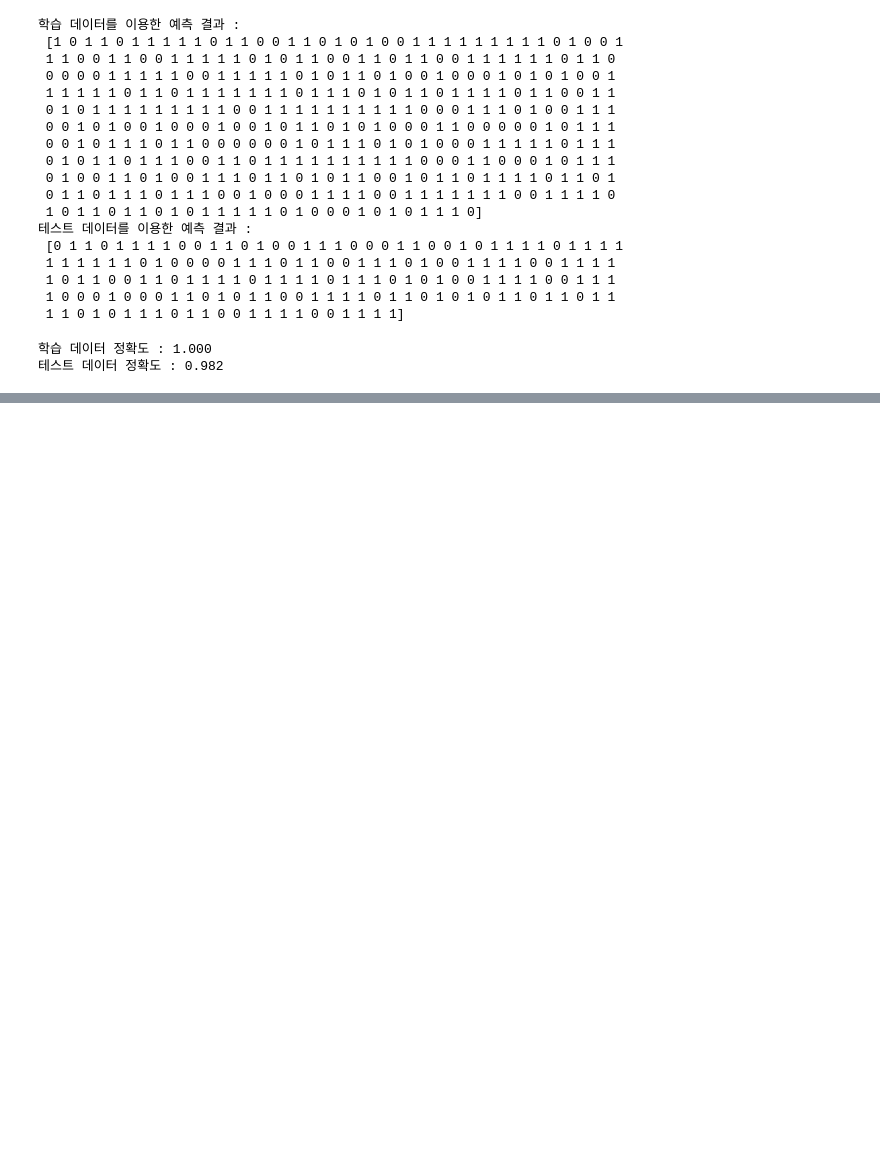
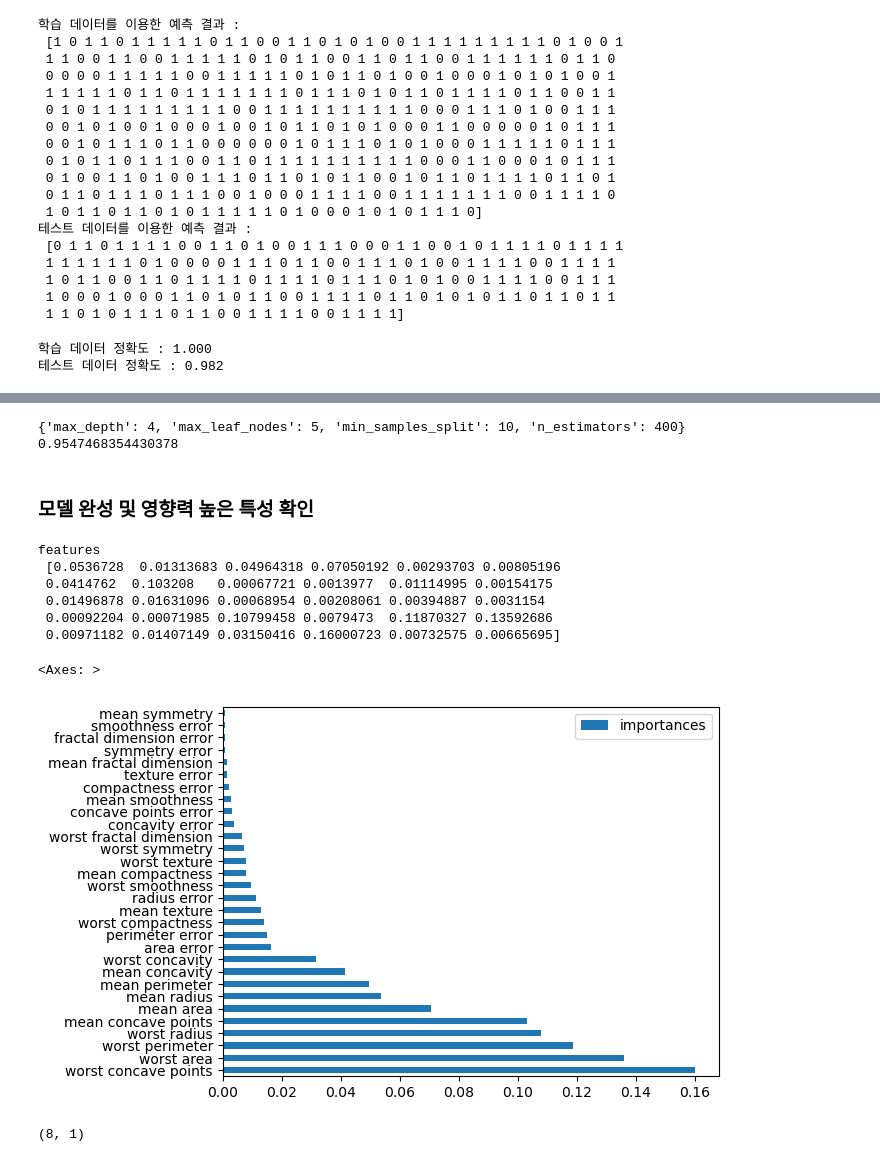
Before and after one commit to ydydydydydy/MachineLearning, a Jupyter notebook: ex07_Ensemble_유방암 분류 실습.ipynb, the cells around one changed output, grey strips where cells are left out. Cells and saved outputs as stored; diff of their text form; code cells hidden in the pictures; blank space fills up the shorter version.

```diff
--- a/ex07_Ensemble_유방암 분류 실습.ipynb
+++ b/ex07_Ensemble_유방암 분류 실습.ipynb
@@ -166,0 +173,19 @@ print('테스트 데이터 정확도 : {:.3f}'.format(accuracy_score(y_test, tes
+# %%
+# GridSearchCV 불러오기
+from sklearn.model_selection import GridSearchCV
+
+# 1. 튜닝할 하이퍼파라미터 설정
+param = {'n_estimators' : [10, 20, 30, 120, 400, 777],
+         'max_depth' : [4, 7, 13, 77],
+         'max_leaf_nodes' : [2, 5, 7],
+         'min_samples_split' : [10, 50, 77]}
+
+# 2. 랜덤 포레스트 모델 생성
+forest_model1 = RandomForestClassifier(random_state=10, n_jobs= -1)
+#n_jobs=-1 : 내 컴퓨터의 CPU성능을 모두 쓰겠다.
+
+# 3. GridSearchCV 모델 생성
+grid = GridSearchCV(forest_model1, param, cv=5, scoring='accuracy', n_jobs= -1)
+
+# 4. grid 모델 학습
+grid.fit(X_train, y_train)
@@ -166,0 +200,45 @@ print('테스트 데이터 정확도 : {:.3f}'.format(accuracy_score(y_test, tes
+# %%
+# 최적의 하이퍼파라미터 조합, 성능 확인하기
+print(grid.best_params_)
+print(grid.best_score_)
+# %% [output]
+{'max_depth': 4, 'max_leaf_nodes': 5, 'min_samples_split': 10, 'n_estimators': 400}
+0.9547468354430378
+# %% [markdown]
+### 모델 완성 및 영향력 높은 특성 확인
+# %%
+# 라이브러리 불러오기
+import pandas as pd
+import numpy as np
+import matplotlib.pyplot as plt
+
+# 랜덤 포레스트 모델 완성하기
+best_model = RandomForestClassifier(max_depth = 4,
+                                    max_leaf_nodes = 5,
+                                    min_samples_split = 10,
+                                    n_estimators = 400,
+                                    random_state = 10)
+# 학습
+best_model.fit(X_train, y_train)
+
+# 영향력이 높은 특성 추출 ==> feature_importances_
+features = best_model.feature_importances_
+print('features \n', features)
+# %% [output]
+features
+ [0.0536728  0.01313683 0.04964318 0.07050192 0.00293703 0.00805196
+ 0.0414762  0.103208   0.00067721 0.0013977  0.01114995 0.00154175
+ 0.01496878 0.01631096 0.00068954 0.00208061 0.00394887 0.0031154
+ 0.00092204 0.00071985 0.10799458 0.0079473  0.11870327 0.13592686
+ 0.00971182 0.01407149 0.03150416 0.16000723 0.00732575 0.00665695]
+# %%
+# 영향력 높은 특성들을 데이터 프레임으로 만들기
+df = pd.DataFrame(features, index=cancer_data.feature_names, columns=['importances'])
+# 특성의 중요도 값 순위로 정렬(내림차순)
+df1 = df.sort_values(by='importances', ascending=False)
+# %%
+# DataFrame.plot.barh()함수를 이용한 시각화
+df1.plot.barh()
+# %% [output]
+<Axes: >
+[figure, added]
@@ -166,0 +258,4 @@ print('테스트 데이터 정확도 : {:.3f}'.format(accuracy_score(y_test, tes
+# %%
+df1.iloc[:8].shape[0]
+# %% [output]
+(8, 1)
```
Also changed, not shown: parts of 5 cells of this notebook, 2 other files.
